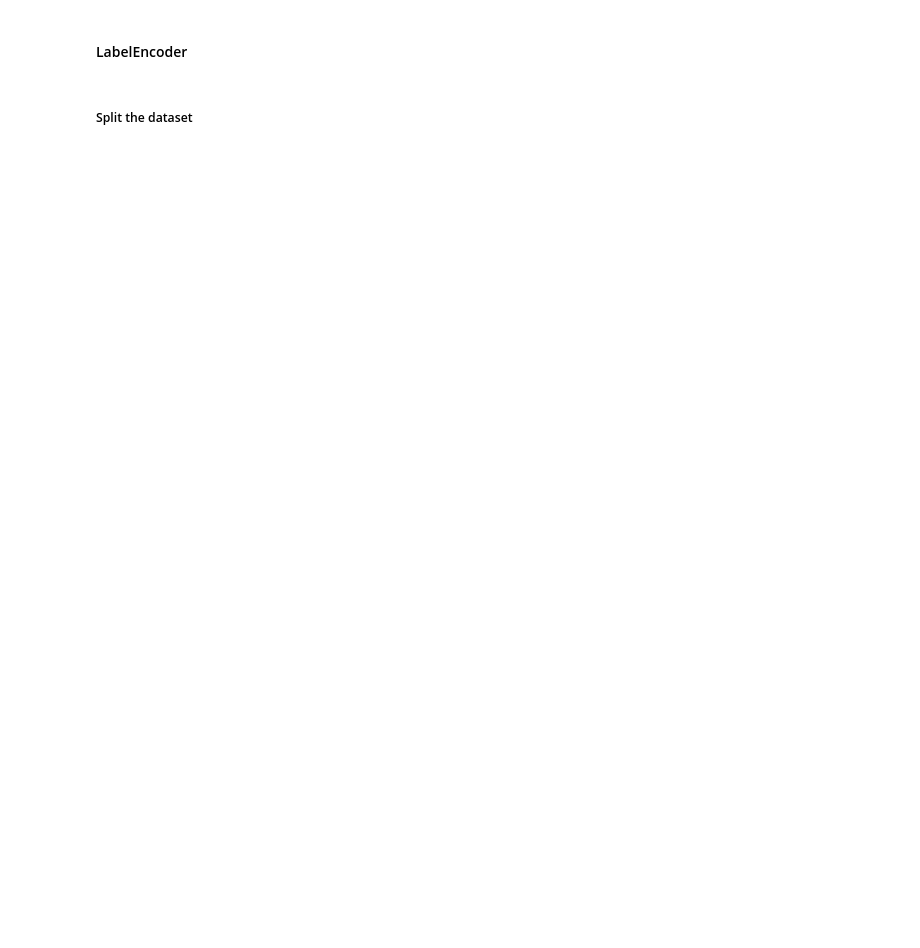
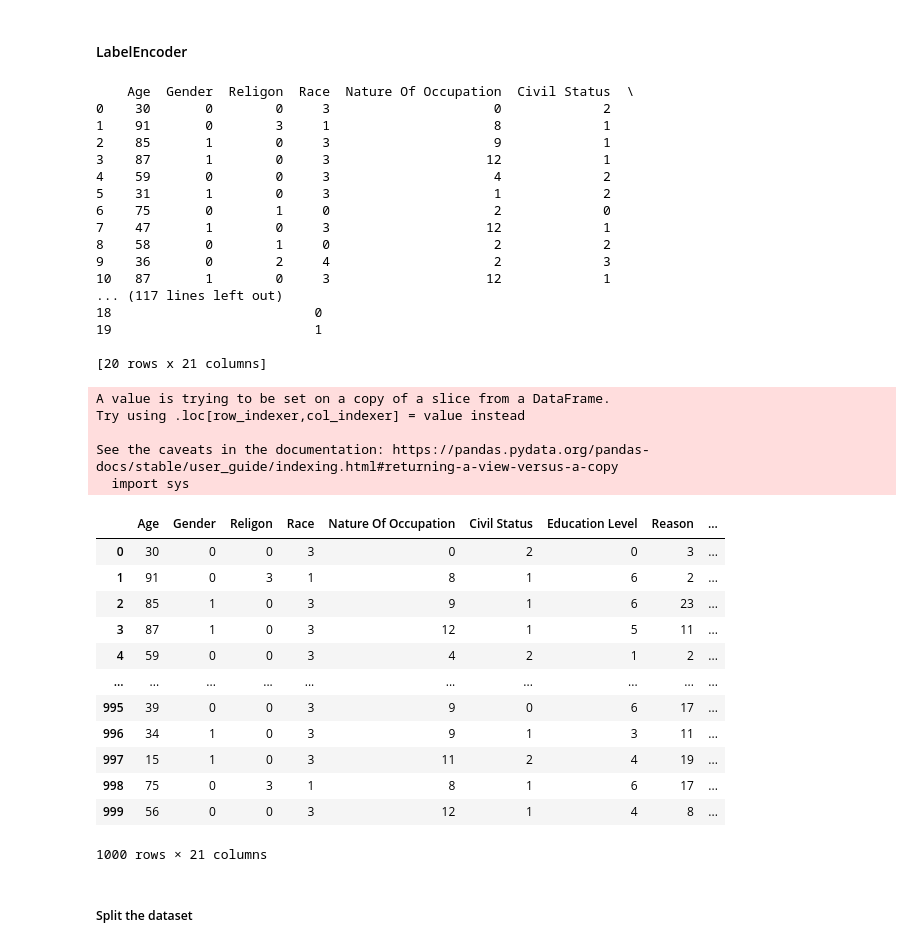
Before and after one commit to dinisurunisal/Suicide-Risk-Prediction-Project, a Jupyter notebook: SVM/SVMalgorithm.ipynb, the cells around one changed output. Saved outputs shown, nothing was run; the diff lists cells and outputs as text; code cells hidden in the pictures; blank space fills up the shorter version.

```diff
--- a/SVM/SVMalgorithm.ipynb
+++ b/SVM/SVMalgorithm.ipynb
@@ -33,13 +58,50 @@ for col, col_type in df1.dtypes.iteritems():
 # %%
 category_col =['Gender', 'Religon', 'Race', 'Nature Of Occupation' ,
            'Civil Status' ,'Education Level' ,'Reason' ,
            'Psychiatric Disorders' ,'Past Illnesses' ,'Alcohol/ drug Consumption']
 labelEncoder = preprocessing.LabelEncoder()
 mapping_dict={}
 for col in category_col:
     df1[col] = labelEncoder.fit_transform(df1[col])
     le_name_mapping = dict(zip(labelEncoder.classes_, labelEncoder.transform(labelEncoder.classes_)))
     mapping_dict[col]=le_name_mapping
 print(df1.head(20))
+df1
+# %% [output]
+    Age  Gender  Religon  Race  Nature Of Occupation  Civil Status  \
+0    30       0        0     3                     0             2
+1    91       0        3     1                     8             1
+2    85       1        0     3                     9             1
+3    87       1        0     3                    12             1
+4    59       0        0     3                     4             2
+5    31       1        0     3                     1             2
+6    75       0        1     0                     2             0
+7    47       1        0     3                    12             1
+8    58       0        1     0                     2             2
+9    36       0        2     4                     2             3
+10   87       1        0     3                    12             1
+... (117 lines left out)
+18                          0
+19                          1
+
+[20 rows x 21 columns]
+A value is trying to be set on a copy of a slice from a DataFrame.
+Try using .loc[row_indexer,col_indexer] = value instead
+
+See the caveats in the documentation: https://pandas.pydata.org/pandas-docs/stable/user_guide/indexing.html#returning-a-view-versus-a-copy
+  import sys
+|  | Age | Gender | Religon | Race | Nature Of Occupation | Civil Status | Education Level | Reason | ... |
+| 0 | 30 | 0 | 0 | 3 | 0 | 2 | 0 | 3 | ... |
+| 1 | 91 | 0 | 3 | 1 | 8 | 1 | 6 | 2 | ... |
+| 2 | 85 | 1 | 0 | 3 | 9 | 1 | 6 | 23 | ... |
+| 3 | 87 | 1 | 0 | 3 | 12 | 1 | 5 | 11 | ... |
+| 4 | 59 | 0 | 0 | 3 | 4 | 2 | 1 | 2 | ... |
+| ... | ... | ... | ... | ... | ... | ... | ... | ... | ... |
+| 995 | 39 | 0 | 0 | 3 | 9 | 0 | 6 | 17 | ... |
+| 996 | 34 | 1 | 0 | 3 | 9 | 1 | 3 | 11 | ... |
+| 997 | 15 | 1 | 0 | 3 | 11 | 2 | 4 | 19 | ... |
+| 998 | 75 | 0 | 3 | 1 | 8 | 1 | 6 | 17 | ... |
+| 999 | 56 | 0 | 0 | 3 | 12 | 1 | 4 | 8 | ... |
+1000 rows × 21 columns
 # %% [markdown]
 ##### Split the dataset
```
Also changed, not shown: parts of 10 cells of this notebook.
